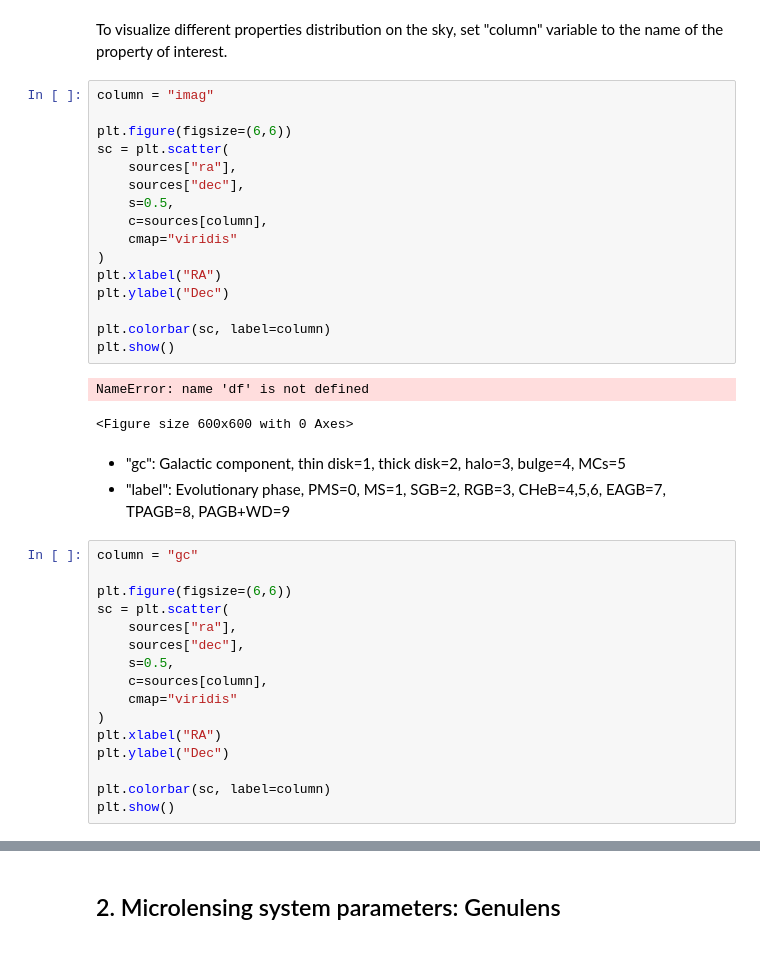
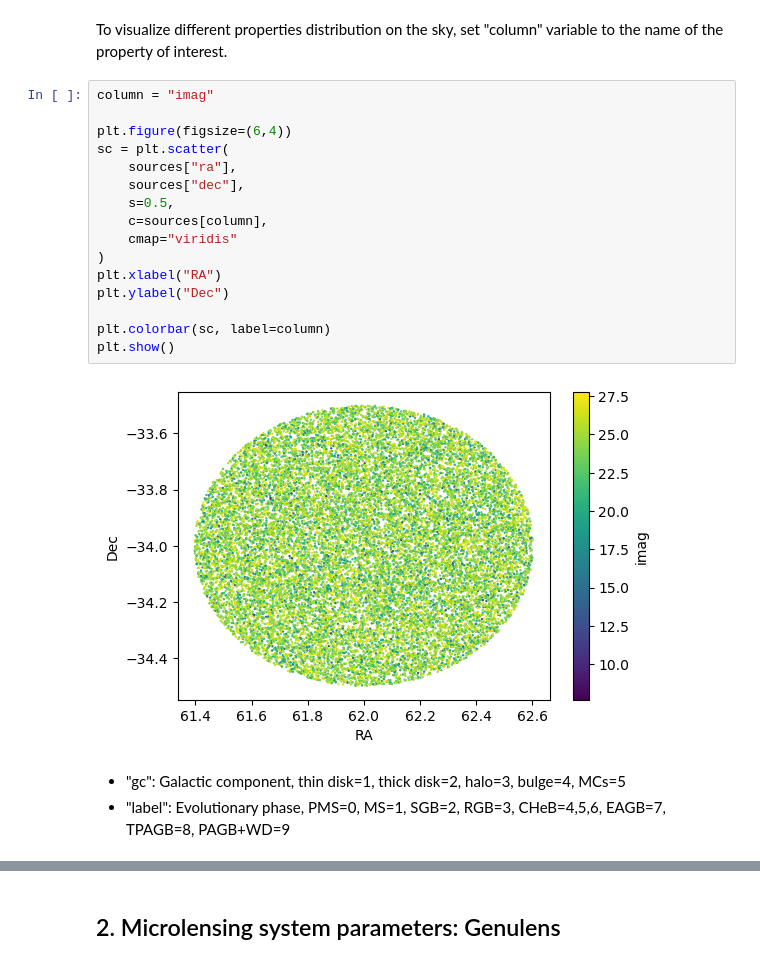
Before and after one commit to nowokaren/ulens_lsst, a Jupyter notebook: docs/tutorials/tutorial_LSST_microlensing_sim.ipynb, the cells around one changed output, grey strips where cells are left out. Saved outputs shown, nothing was run; the diff lists cells and outputs as text.

```diff
--- a/docs/tutorials/tutorial_LSST_microlensing_sim.ipynb
+++ b/docs/tutorials/tutorial_LSST_microlensing_sim.ipynb
@@ -258,38 +278,21 @@ To visualize different properties distribution on the sky, set "column" variable
 # %%
 column = "imag"
 
-plt.figure(figsize=(6,6))
+plt.figure(figsize=(6,4))
 sc = plt.scatter(
     sources["ra"],
     sources["dec"],
     s=0.5,
     c=sources[column],
     cmap="viridis"
 )
 plt.xlabel("RA")
 plt.ylabel("Dec")
 
 plt.colorbar(sc, label=column)
 plt.show()
 # %% [output]
-NameError: name 'df' is not defined
-<Figure size 600x600 with 0 Axes>
+[figure, added]
 # %% [markdown]
 * "gc": Galactic component, thin disk=1, thick disk=2, halo=3, bulge=4, MCs=5
 * "label": Evolutionary phase, PMS=0, MS=1, SGB=2, RGB=3, CHeB=4,5,6, EAGB=7, TPAGB=8, PAGB+WD=9
-# %%
-column = "gc"
-
-plt.figure(figsize=(6,6))
-sc = plt.scatter(
-    sources["ra"],
-    sources["dec"],
-    s=0.5,
-    c=sources[column],
-    cmap="viridis"
-)
-plt.xlabel("RA")
-plt.ylabel("Dec")
-
-plt.colorbar(sc, label=column)
-plt.show()
```
Also changed, not shown: parts of 47 cells of this notebook.
